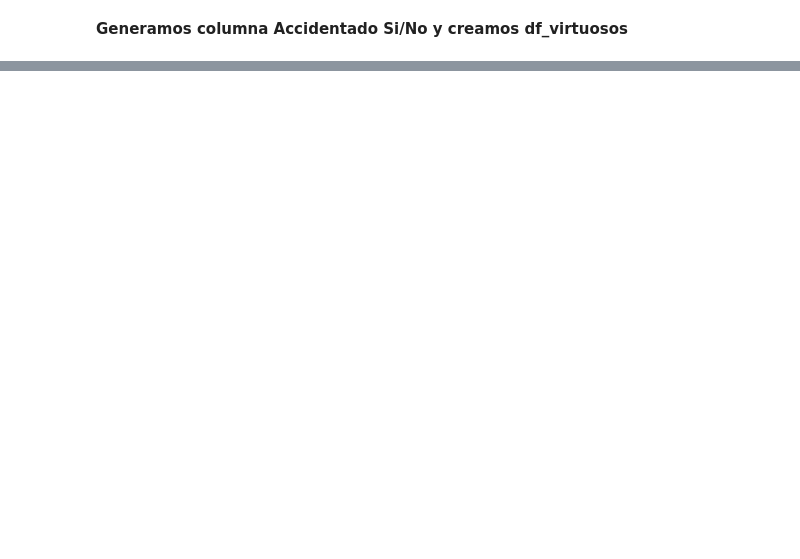
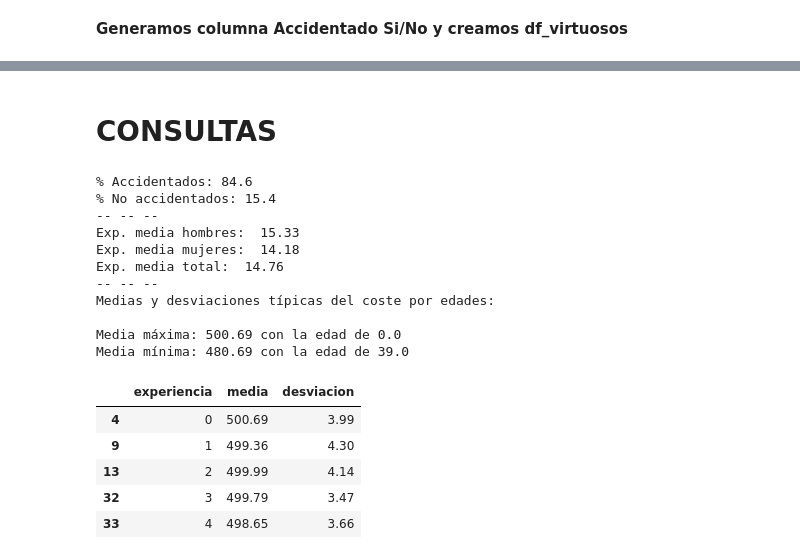
Before and after one commit to PeponeDLG/python_curso, a Jupyter notebook: Analisis/Bloque 4/Practica4.2/practica4.2.ipynb, the cells around one changed output, grey strips where cells are left out. Drawn from its saved outputs; the diff is of its cells as text; code cells hidden in the pictures; blank space fills up the shorter version.

```diff
--- a/Analisis/Bloque 4/Practica4.2/practica4.2.ipynb
+++ b/Analisis/Bloque 4/Practica4.2/practica4.2.ipynb
@@ -52,0 +85,58 @@ print(df_virtuosos.shape)
+# %% [markdown]
+# CONSULTAS
+# %%
+si = data.Accidentado == "Si"
+si, no =si.value_counts()
+
+print(f"% Accidentados: {(si*100/data.Accidentado.count())}")
+print(f"% No accidentados: {(no*100/data.Accidentado.count())}")
+print("-- -- --")
+h = data.Sexo == "Hombre"
+m = data.Sexo == "Mujer"
+
+print("Exp. media hombres: ",data[h]["Experiencia_conductor"].mean().__round__(2))
+print("Exp. media mujeres: ",data[m]["Experiencia_conductor"].mean().__round__(2))
+print("Exp. media total: ",data["Experiencia_conductor"].mean().__round__(2))
+print("-- -- --")
+
+experiencia = data.Experiencia_conductor.drop_duplicates().sort_values(ascending=True)
+
+medias = []
+desviaciones = []
+
+print("Medias y desviaciones típicas del coste por edades:\n")
+for e in experiencia:
+    aux = data.Experiencia_conductor == e
+    medias.append(data[aux]["Seguro_Premium"].mean().__round__(2))
+    desviaciones.append(data[aux]["Seguro_Premium"].std().__round__(2))
+
+md = pd.DataFrame()
+md["experiencia"] = experiencia
+md["media"] = medias
+md["desviacion"] = desviaciones
+
+
+fila = md.loc[md.media.idxmax()]
+print(f"Media máxima: {fila.media} con la edad de {fila.experiencia}")
+fila = md.loc[md.media.idxmin()]
+print(f"Media mínima: {fila.media} con la edad de {fila.experiencia}")
+
+display(md.head(5))
+# %% [output]
+% Accidentados: 84.6
+% No accidentados: 15.4
+-- -- --
+Exp. media hombres:  15.33
+Exp. media mujeres:  14.18
+Exp. media total:  14.76
+-- -- --
+Medias y desviaciones típicas del coste por edades:
+
+Media máxima: 500.69 con la edad de 0.0
+Media mínima: 480.69 con la edad de 39.0
+|  | experiencia | media | desviacion |
+| 4 | 0 | 500.69 | 3.99 |
+| 9 | 1 | 499.36 | 4.30 |
+| 13 | 2 | 499.99 | 4.14 |
+| 32 | 3 | 499.79 | 3.47 |
+| 33 | 4 | 498.65 | 3.66 |
```
Also changed, not shown: parts of 6 cells of this notebook, 1 other file.
